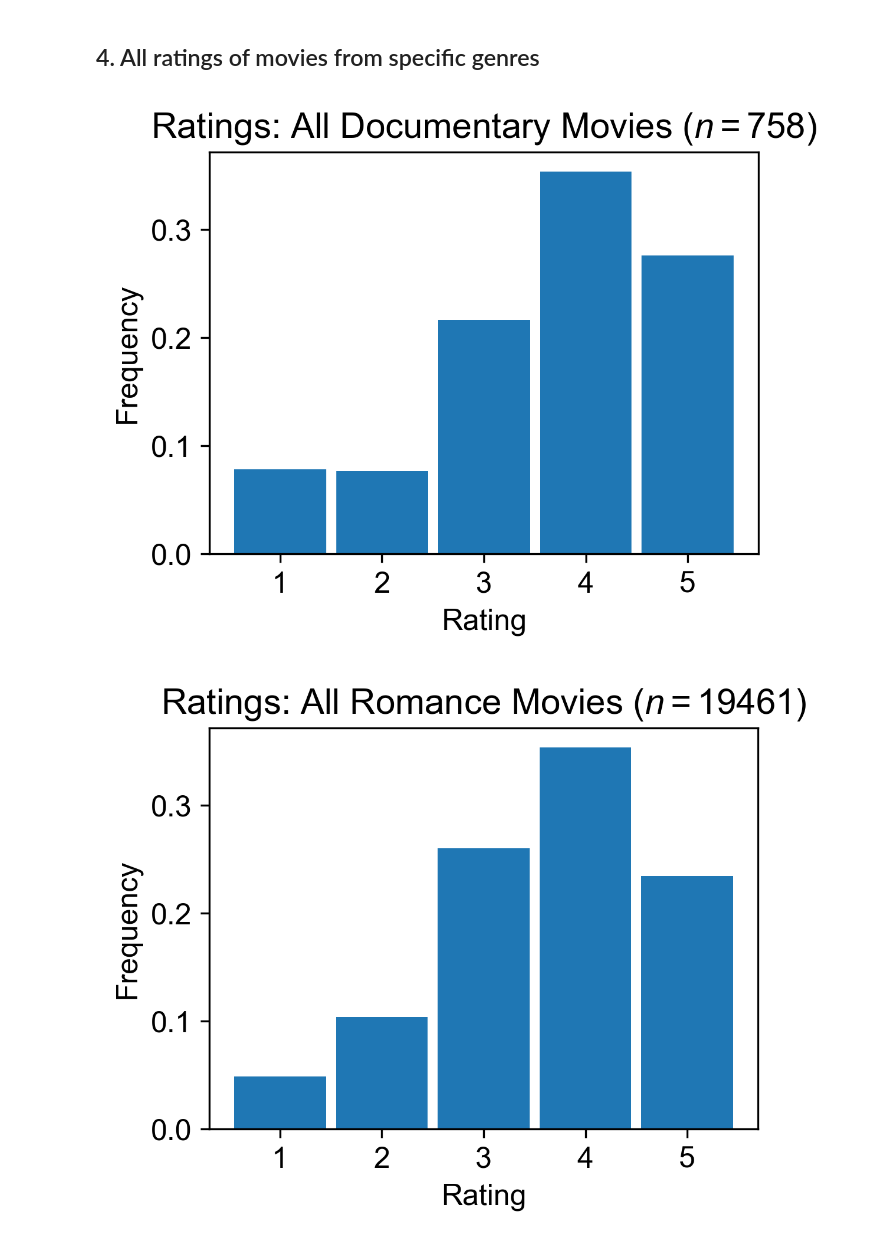
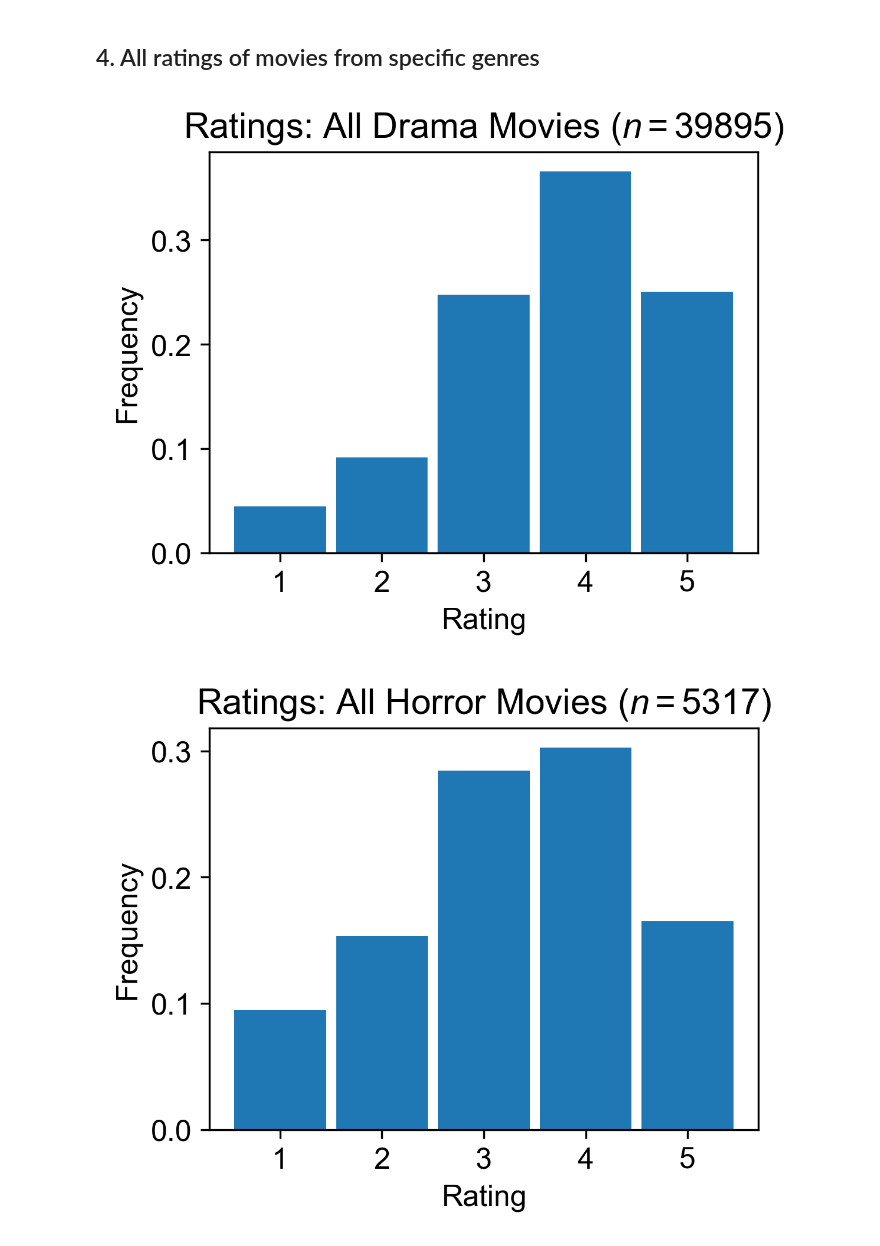
Before and after one commit to LiyinHe/CS155_project2, a Jupyter notebook: 4_basic_CS.ipynb, the cells around one changed output. Saved outputs shown, nothing was run; the diff lists cells and outputs as text; code cells hidden in the pictures.

Commit message:
Visualize drama, horror, and sci-fi ratings.

```diff
--- a/4_basic_CS.ipynb
+++ b/4_basic_CS.ipynb
@@ -115,21 +115,21 @@ plt.title(r'Ratings: Ten Best Movies ($n = {:d}$)'.format(len(vals)));
 ## 4. All ratings of movies from specific genres
 # %%
 # Specify genres of interest
-genres = ['Documentary', 'Romance', 'Sci-Fi']
+genres = ['Drama', 'Horror', 'Sci-Fi']
 
 # Plot histogram for all ratings in each genre
 for genre in genres:
     vals = [data['Rating'][i] for i in range(len(data['Rating']))
             if data[genre][i] == 1]
     plt.figure(figsize=(4, 3))
     plt.hist(vals,
              bins=np.arange(0.5, np.max(data['Rating']) + 1, 1),
              density=True, rwidth=0.9)
     plt.xlabel('Rating')
     plt.ylabel('Frequency')
     plt.title(r'Ratings: All {:s} Movies ($n = {:d}$)'.format(
               genre, len(vals)));
 # %% [output]
-[figure, old version]
+[figure, new version]
-[figure, old version]
+[figure, new version]
 [figure]
```
